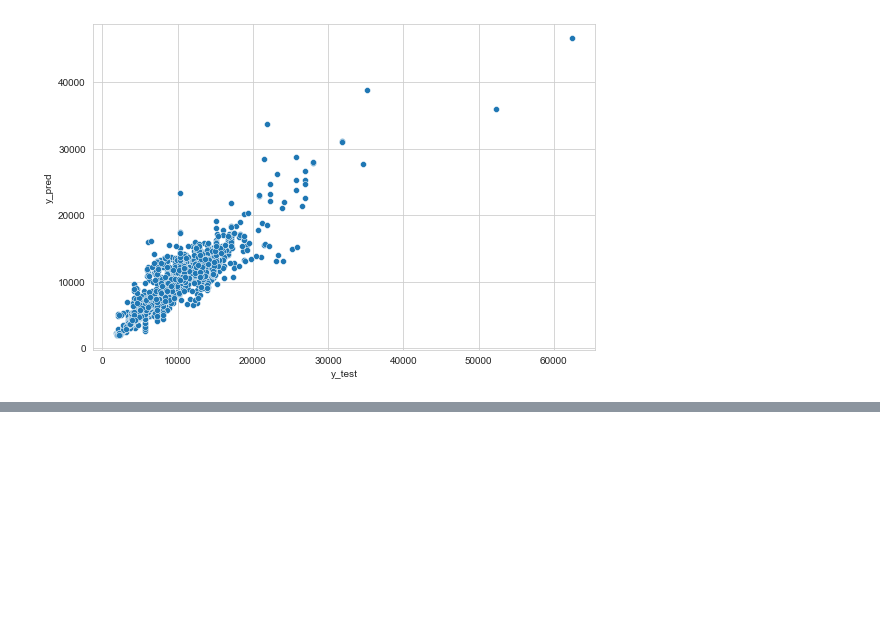
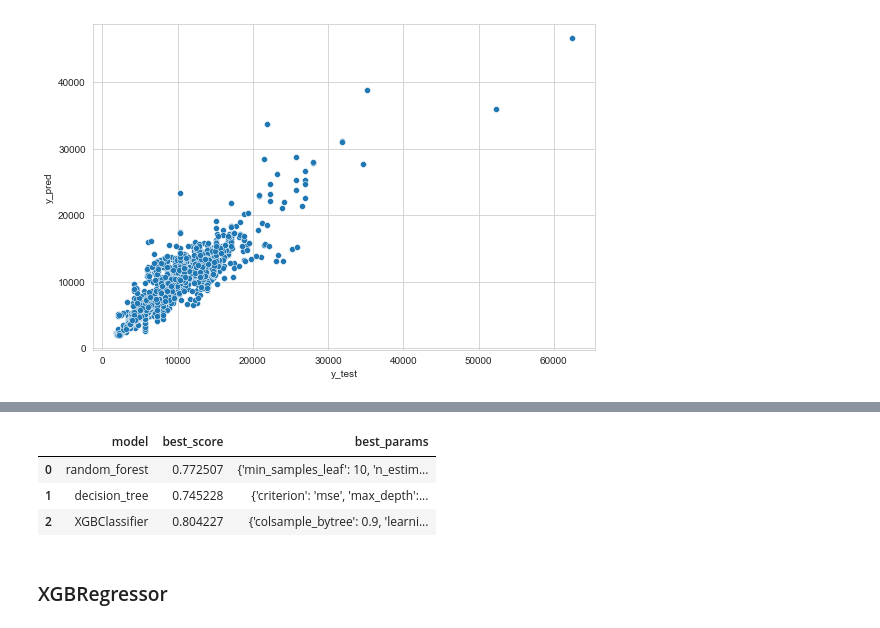
Before and after one commit to saquibmohiuddin/flight-fare-prediction, a Jupyter notebook: flight_fare.ipynb, the cells around one changed output, grey strips where cells are left out. Saved outputs shown, nothing was run; the diff lists cells and outputs as text; code cells hidden in the pictures; blank space fills up the shorter version.

```diff
--- a/flight_fare.ipynb
+++ b/flight_fare.ipynb
@@ -776,0 +859,9 @@ RMSE: 1963.7854338793354
+# %%
+df_metrics
+# %% [output]
+|  | model | best_score | best_params |
+| 0 | random_forest | 0.772507 | {'min_samples_leaf': 10, 'n_estim... |
+| 1 | decision_tree | 0.745228 | {'criterion': 'mse', 'max_depth':... |
+| 2 | XGBClassifier | 0.804227 | {'colsample_bytree': 0.9, 'learni... |
+# %% [markdown]
+### XGBRegressor
```
Also changed, not shown: parts of 16 cells of this notebook.
